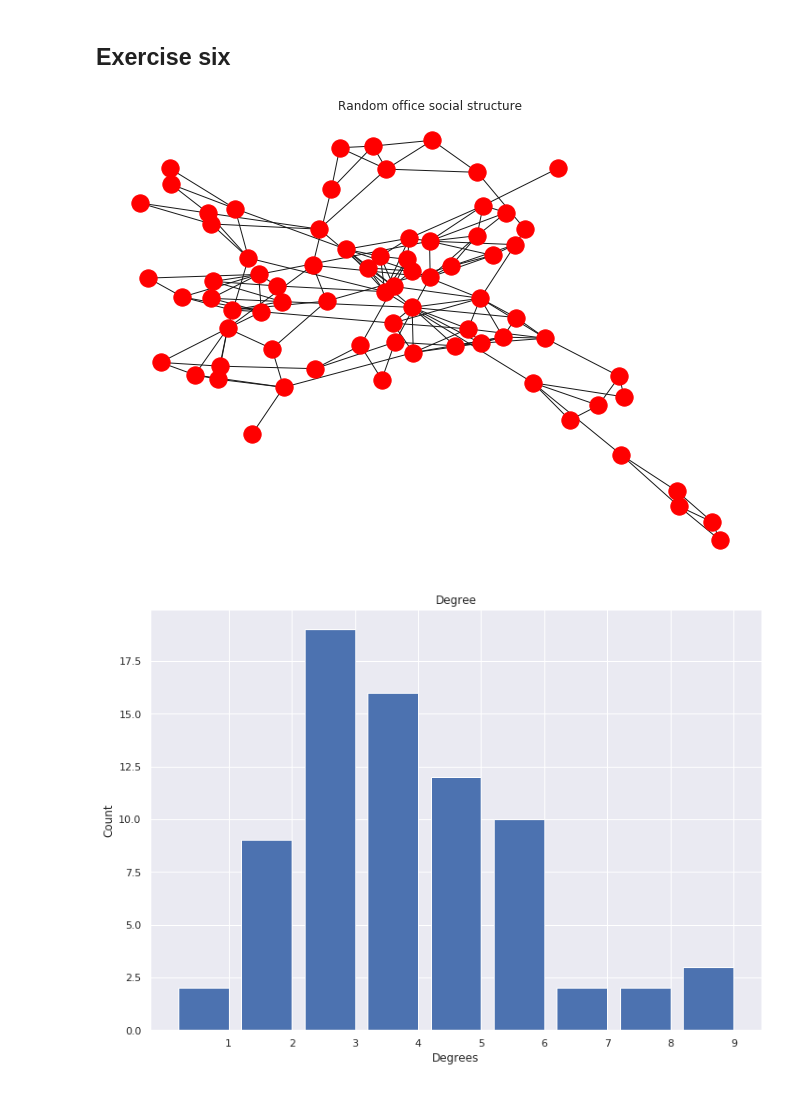
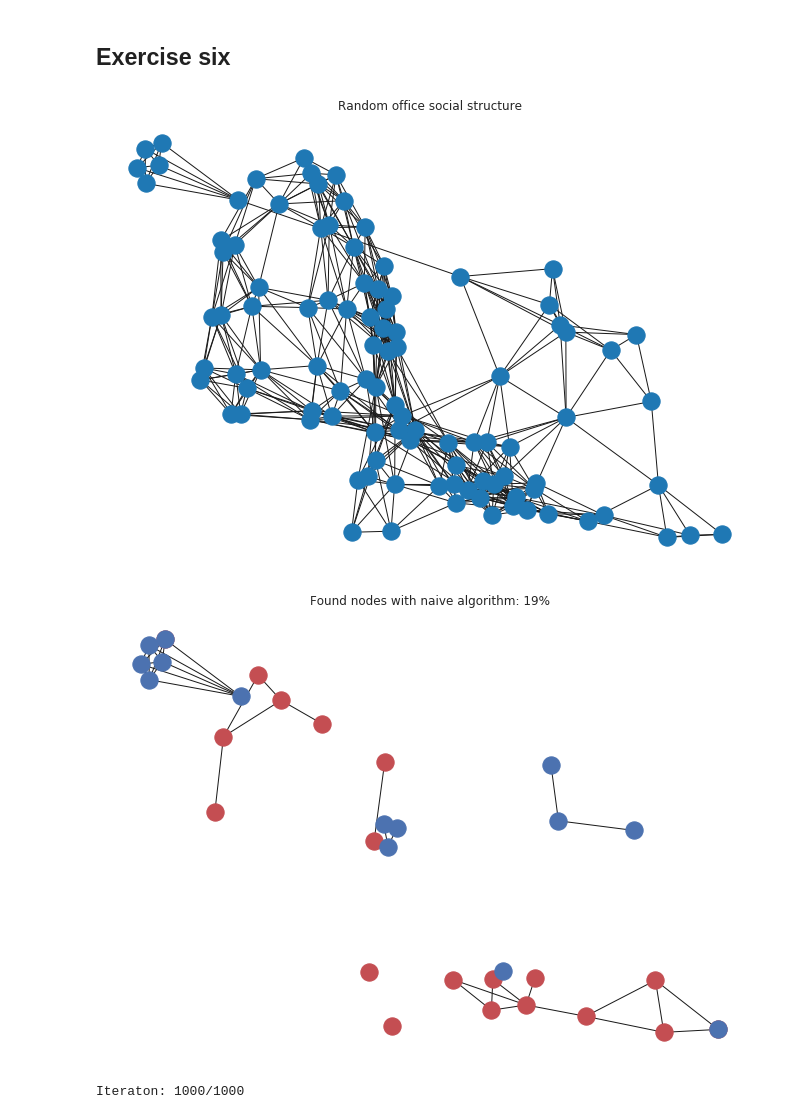
Before and after one commit to NoFishLikeIan/tinbergen, a Jupyter notebook: code/networks/assignment_one.ipynb, the cells around one changed output. Saved outputs shown, nothing was run; the diff lists cells and outputs as text; code cells hidden in the pictures.

Commit message:
🪐 new class network

```diff
--- a/code/networks/assignment_one.ipynb
+++ b/code/networks/assignment_one.ipynb
@@ -14,7 +13,9 @@ from networkx.algorithms.community.kernighan_lin import kernighan_lin_bisection
 # %%
 import matplotlib.pyplot as plt
 from matplotlib import cm
-import seaborn as snpowerlaw_cluster_grapheds = cm.get_cmap('Reds')
+import seaborn as sns
+
+reds = cm.get_cmap('Reds')
 sns.set(rc={'figure.figsize':(11.7,8.27)})
 # %% [markdown]
 ## Exercise five
@@ -49,7 +50,7 @@ class SocialNetwork:
             "vmax": max(c.eigen),
             "node_color": self.eigen,
             "cmap": reds
-        } if eigen_color else { "node_color": "red" }
+        } if eigen_color else { "cmap": "red" }
 
 
         nx.draw(
@@ -147,7 +142,11 @@ office = SocialNetwork(
+# %%
+office = SocialNetwork(
+    nx.random_geometric_graph(100, 0.2)
+)
 # %%
 fig, ax = plt.subplots()
 office.draw(ax, eigen_color=False)
 ax.set_title("Random office social structure")
 fig.show()
 # %% [output]
-[figure, old version]
+[figure, new version]
@@ -154,7 +175,9 @@ fig.show()
 # %%
 fig, ax = plt.subplots()
-office.draw_degree(ax)
-ax.set_title("Degree")
+
+office.draw_subgraphs(found, not_found, ax)
+ax.set_title(f"Found nodes with naive algorithm: {100*len(found) / len(office.G.nodes):.0f}%")
+
 fig.show()
 # %% [output]
-[figure, old version]
+[figure, new version]
@@ -160,0 +187,13 @@ fig.show()
+# %%
+pct_found = []
+runs = 1_000
+
+for i in range(runs):
+    print(f"Iteraton: {i + 1}/{runs}", end="\r")
+
+    random_office = SocialNetwork(nx.random_geometric_graph(25, 0.1))
+    found = naive_explore(random_office.G)
+
+    pct_found.append(len(found) / len(random_office.G.nodes))
+# %% [output]
+Iteraton: 1000/1000
```
Also changed, not shown: parts of 11 cells of this notebook, 1 other file.
